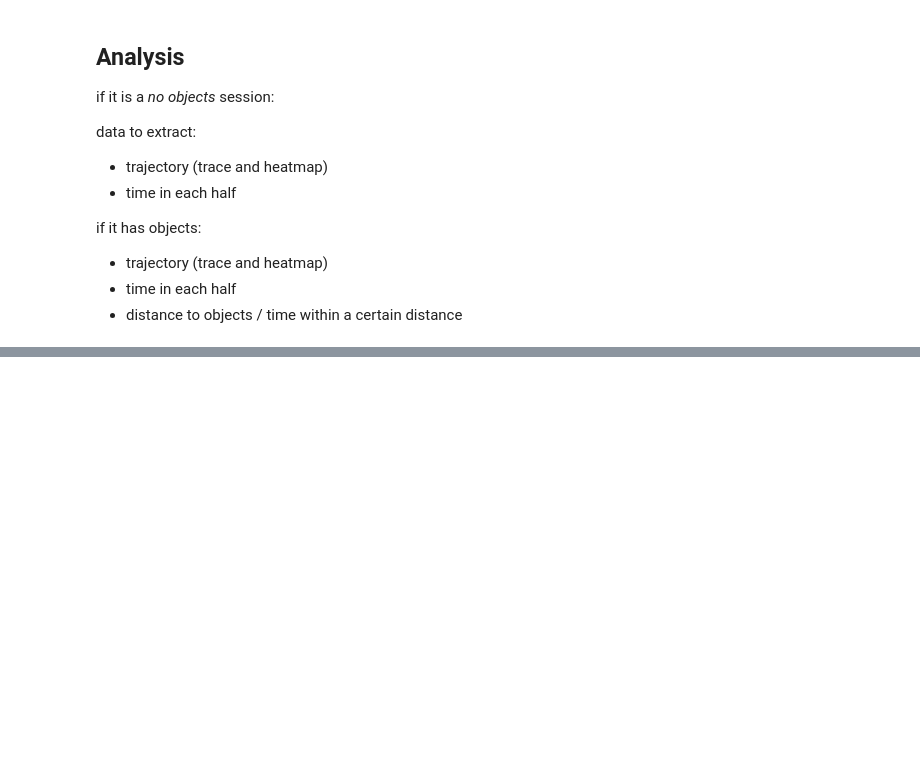
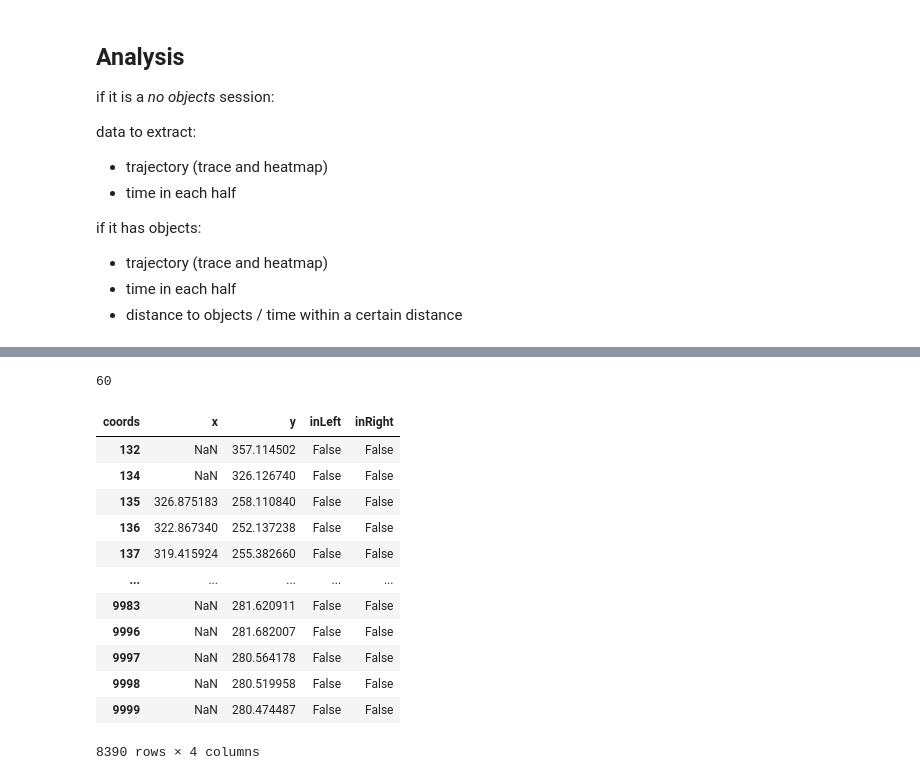
Before and after one commit to anabottura/OPL_analysis, a Jupyter notebook: OPL_main.ipynb, the cells around one changed output, grey strips where cells are left out. Saved outputs shown, nothing was run; the diff lists cells and outputs as text; code cells hidden in the pictures; blank space fills up the shorter version.

```diff
--- a/OPL_main.ipynb
+++ b/OPL_main.ipynb
@@ -60,0 +94,43 @@ my_dlc_utils.PlottingResults(Dataframe,bps_to_plot,alphavalue=.2,pcutoff=.9,fs=(
+# %%
+def check_bp_in_circle(radius,center,bp_point):
+    if ((bp_point[0] - center[0])**2+(bp_point[1] - center[1])**2) <= (radius**2):
+        return True
+    else:
+        return False
+
+def frames_in_area(bp_df,area_settings):
+    if area_settings['type'] == 'circle':
+        in_area = []
+        for frame in bp_df.index:
+            in_area.append(check_bp_in_circle(area_settings['radius'],area_settings['center'], bp_df.loc[frame]))
+        bp_df['in'+area_settings['center'].name] = in_area
+        return bp_df
+# %%
+chosen_bp = 'nose'
+bp_df = Dataframe[chosen_bp][Dataframe['nose','likelihood'] > 0.6][['x','y']]
+
+# this is to check how many "missing" frames we get....
+# most are 1 frame skip so maybe could extrapolate, but need to check further.
+print(np.diff(bp_df.index).max())
+# plt.xlim(0,20)
+# plt.hist(np.diff(bp_df.index),100)
+# print(max(bp_df.index.diff()))
+# %% [output]
+60
+# %%
+frames_in_area(bp_df, {'type':'circle', 'radius': total_radius, 'center':objs[0]})
+frames_in_area(bp_df, {'type':'circle', 'radius': total_radius, 'center':objs[1]})
+# %% [output]
+| coords | x | y | inLeft | inRight |
+| 132 | NaN | 357.114502 | False | False |
+| 134 | NaN | 326.126740 | False | False |
+| 135 | 326.875183 | 258.110840 | False | False |
+| 136 | 322.867340 | 252.137238 | False | False |
+| 137 | 319.415924 | 255.382660 | False | False |
+| ... | ... | ... | ... | ... |
+| 9983 | NaN | 281.620911 | False | False |
+| 9996 | NaN | 281.682007 | False | False |
+| 9997 | NaN | 280.564178 | False | False |
+| 9998 | NaN | 280.519958 | False | False |
+| 9999 | NaN | 280.474487 | False | False |
+8390 rows × 4 columns
```
Also changed, not shown: parts of 10 cells of this notebook.
